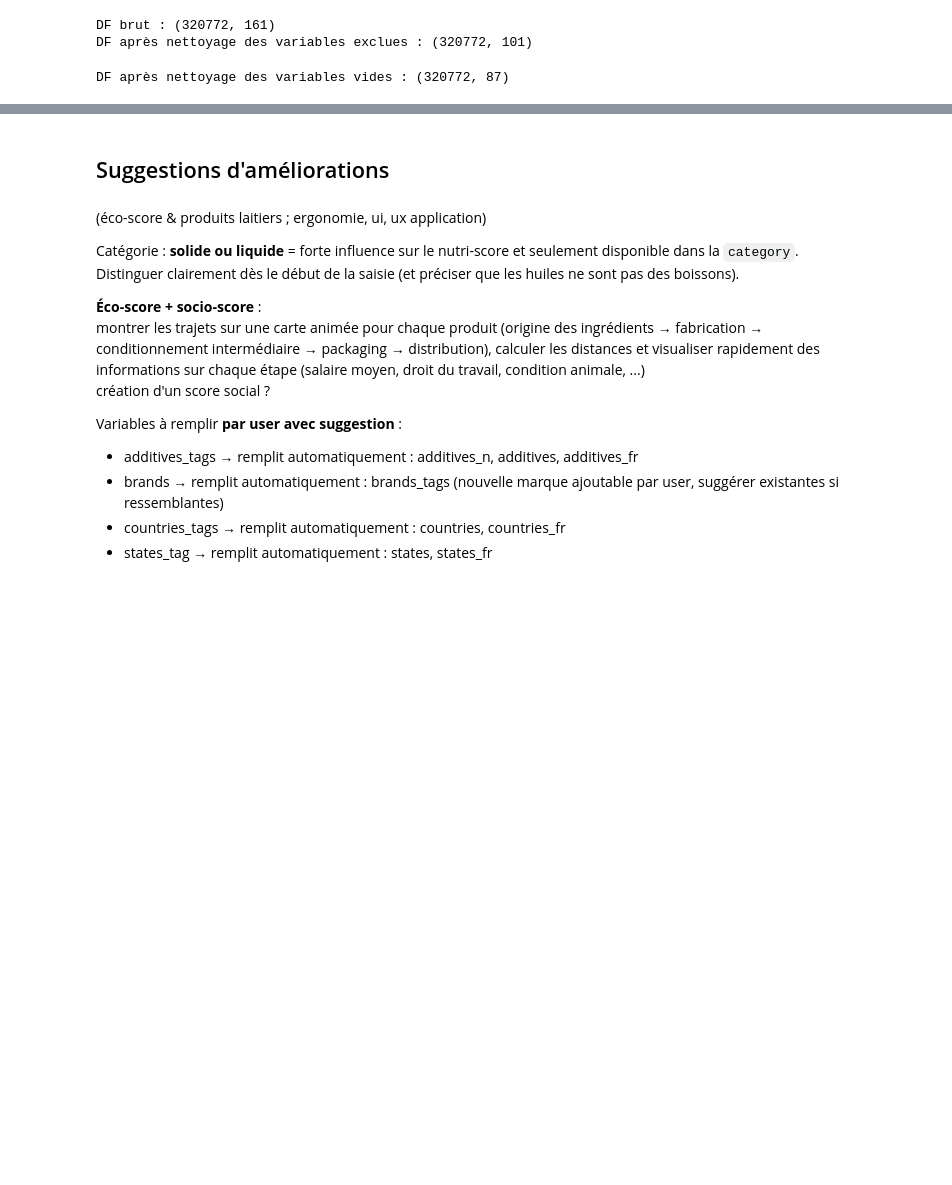
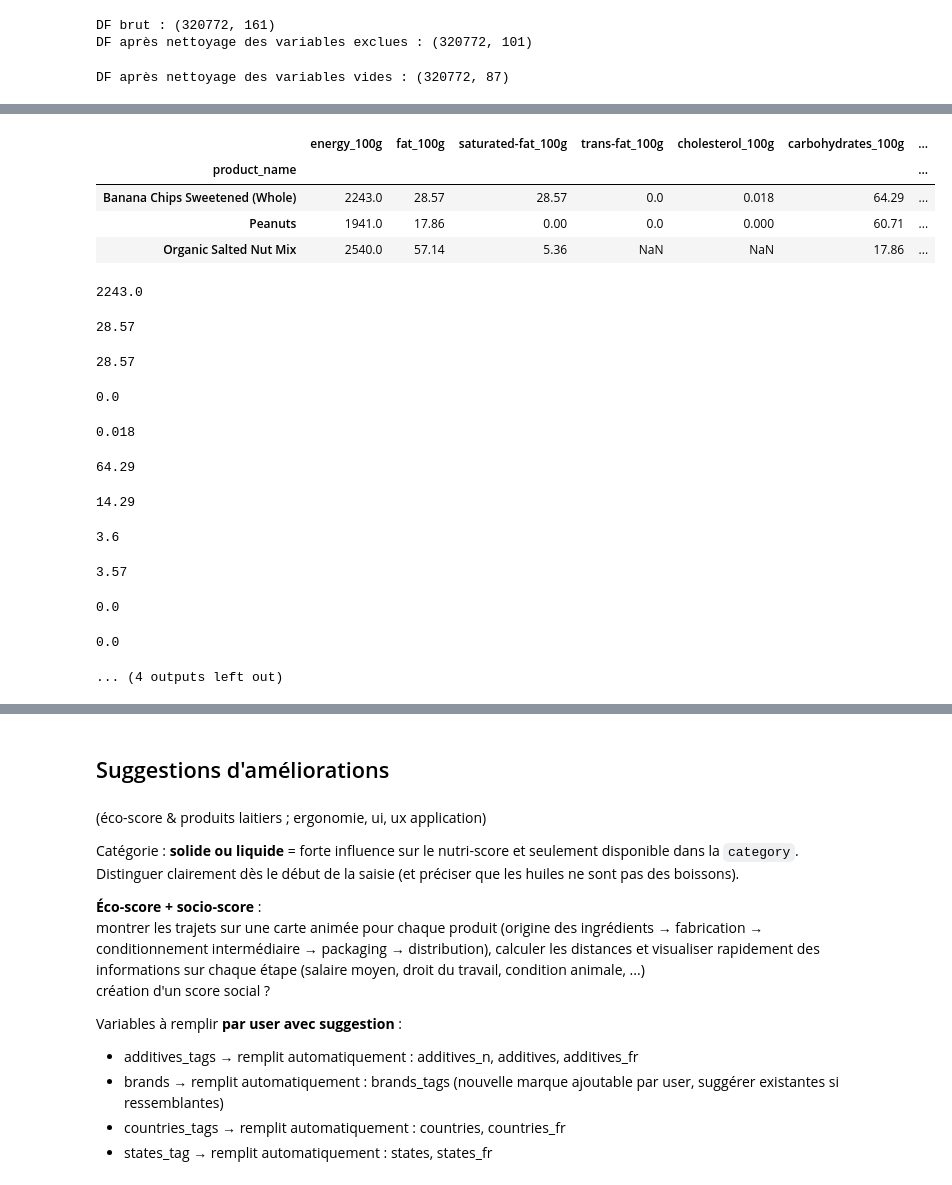
Before and after one commit to sycod/OC_projects, a Jupyter notebook: P2/P2 analyse exploratoire.ipynb, the cells around one changed output, grey strips where cells are left out. Saved outputs shown, nothing was run; the diff lists cells and outputs as text; code cells hidden in the pictures; blank space fills up the shorter version.

```diff
--- a/P2/P2 analyse exploratoire.ipynb
+++ b/P2/P2 analyse exploratoire.ipynb
@@ -547,0 +475,28 @@ Et un mot à ce sujet : le client nous demande de réaliser une présentation qu
+# %%
+df_100g = df.filter(regex="100g")
+
+display(df_100g[:3])
+
+for i in range(df_100g.shape[1]):
+    display(df_100g.iloc[0,i])
+    # print(i+1)
+
+# df.loc[df.values < 0]
+# %% [output]
+|  | energy_100g | fat_100g | saturated-fat_100g | trans-fat_100g | cholesterol_100g | carbohydrates_100g | ... |
+| product_name |  |  |  |  |  |  | ... |
+| Banana Chips Sweetened (Whole) | 2243.0 | 28.57 | 28.57 | 0.0 | 0.018 | 64.29 | ... |
+| Peanuts | 1941.0 | 17.86 | 0.00 | 0.0 | 0.000 | 60.71 | ... |
+| Organic Salted Nut Mix | 2540.0 | 57.14 | 5.36 | NaN | NaN | 17.86 | ... |
+2243.0
+28.57
+28.57
+0.0
+0.018
+64.29
+14.29
+3.6
+3.57
+0.0
+0.0
+... (4 outputs left out)
```
Also changed, not shown: parts of 19 cells of this notebook.
